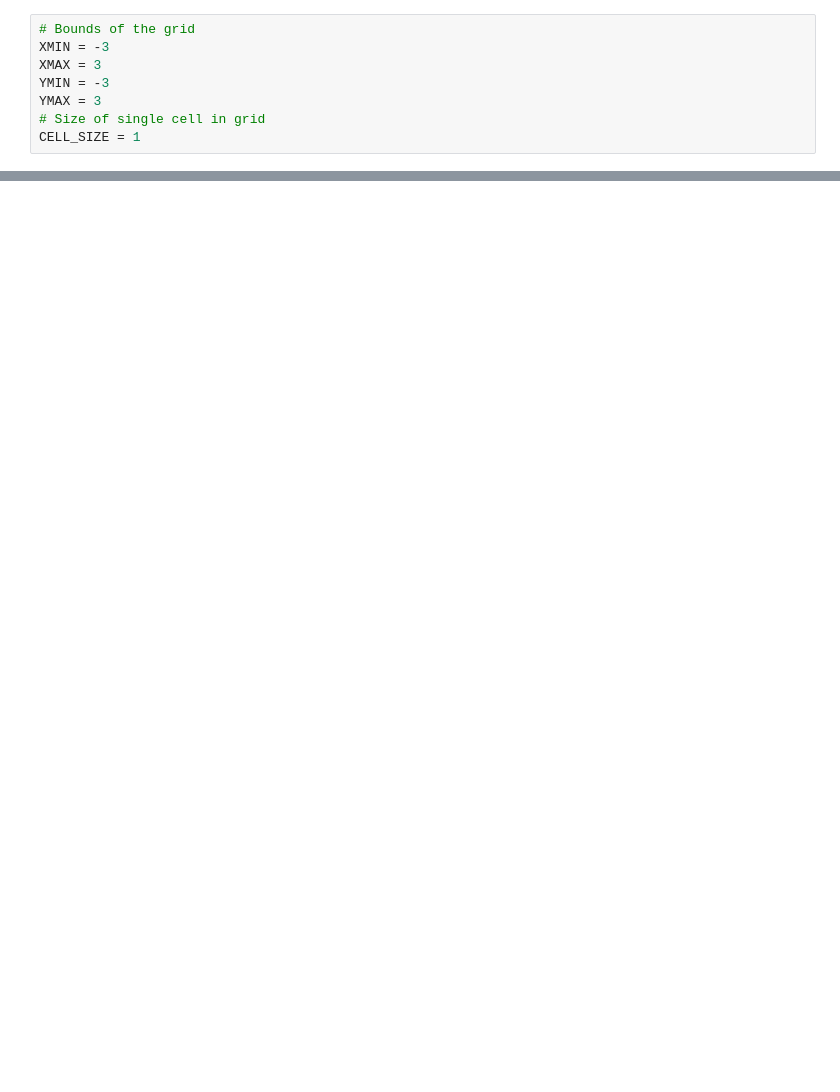
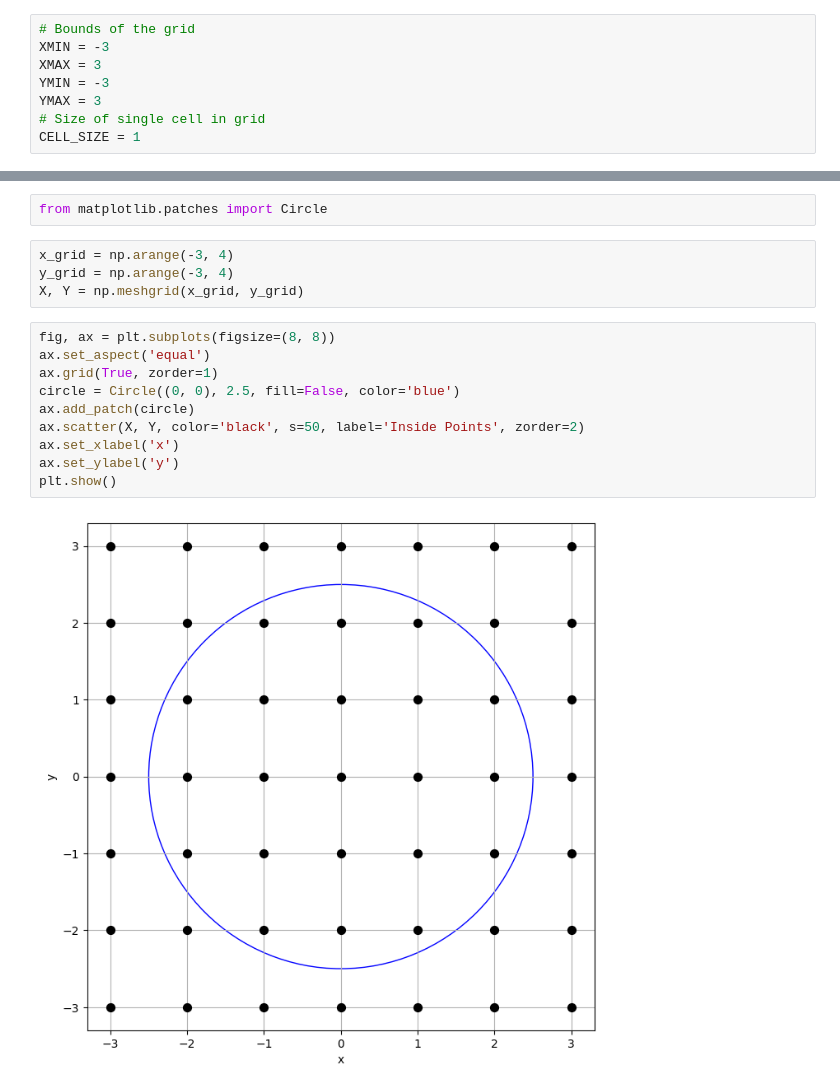
Before and after one commit to JoeJoe1313/JoeJoe1313.github.io, a Jupyter notebook: content/code/2025-01-20-dual-contouring/dc.ipynb, the cells around one changed output, grey strips where cells are left out. Cells and saved outputs as stored; diff of their text form; blank space fills up the shorter version.

```diff
--- a/content/code/2025-01-20-dual-contouring/dc.ipynb
+++ b/content/code/2025-01-20-dual-contouring/dc.ipynb
@@ -549,0 +551,18 @@ plt.show()
+# %%
+from matplotlib.patches import Circle
+# %%
+x_grid = np.arange(-3, 4)
+y_grid = np.arange(-3, 4)
+X, Y = np.meshgrid(x_grid, y_grid)
+# %%
+fig, ax = plt.subplots(figsize=(8, 8))
+ax.set_aspect('equal')
+ax.grid(True, zorder=1)
+circle = Circle((0, 0), 2.5, fill=False, color='blue')
+ax.add_patch(circle)
+ax.scatter(X, Y, color='black', s=50, label='Inside Points', zorder=2)
+ax.set_xlabel('x')
+ax.set_ylabel('y')
+plt.show()
+# %% [output]
+[figure, added]
```
Also changed, not shown: parts of 17 cells of this notebook, 1 other file.
